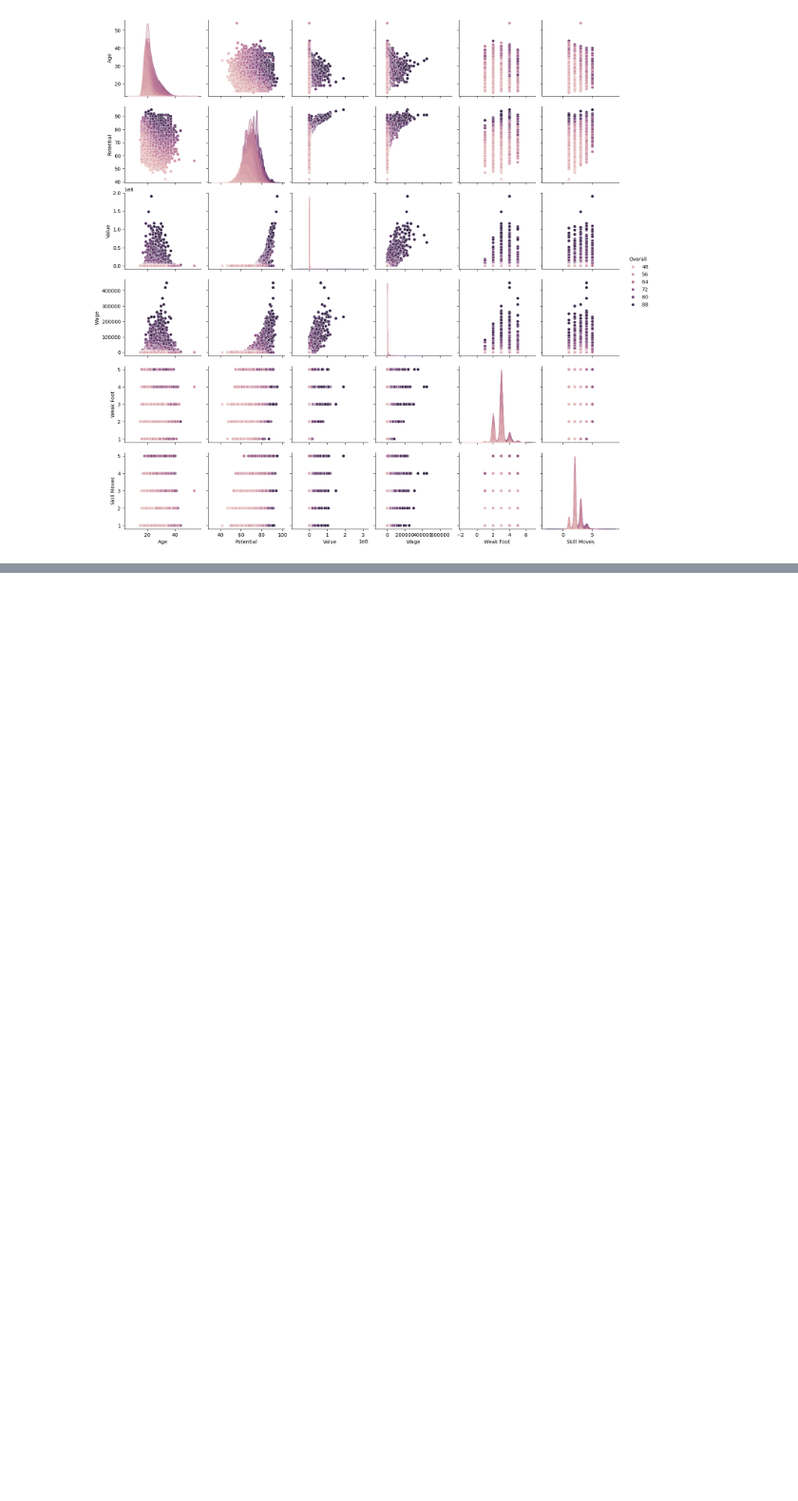
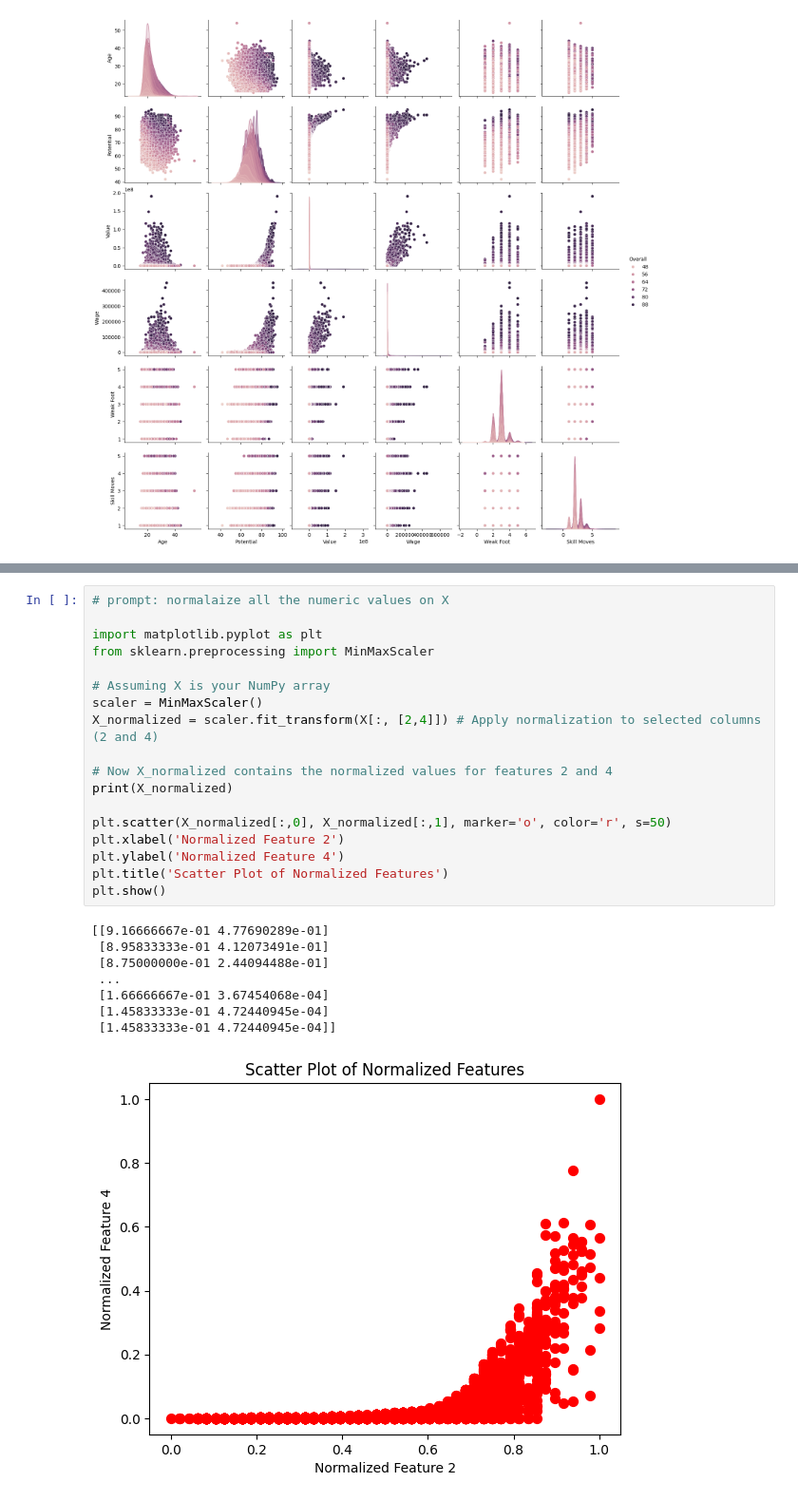
Before and after one commit to jmparradov/Machine-Learning-II---Talleres, a Jupyter notebook: Taller_1_Machine_Learning_2.ipynb, the cells around one changed output, grey strips where cells are left out. Shown at 95% size. Saved outputs shown, nothing was run; the diff lists cells and outputs as text; blank space fills up the shorter version.

```diff
--- a/Taller_1_Machine_Learning_2.ipynb
+++ b/Taller_1_Machine_Learning_2.ipynb
@@ -173,0 +172,27 @@ plt.show()
+# %%
+# prompt: normalaize all the numeric values on X
+
+import matplotlib.pyplot as plt
+from sklearn.preprocessing import MinMaxScaler
+
+# Assuming X is your NumPy array
+scaler = MinMaxScaler()
+X_normalized = scaler.fit_transform(X[:, [2,4]]) # Apply normalization to selected columns (2 and 4)
+
+# Now X_normalized contains the normalized values for features 2 and 4
+print(X_normalized)
+
+plt.scatter(X_normalized[:,0], X_normalized[:,1], marker='o', color='r', s=50)
+plt.xlabel('Normalized Feature 2')
+plt.ylabel('Normalized Feature 4')
+plt.title('Scatter Plot of Normalized Features')
+plt.show()
+# %% [output]
+[[9.16666667e-01 4.77690289e-01]
+ [8.95833333e-01 4.12073491e-01]
+ [8.75000000e-01 2.44094488e-01]
+ ...
+ [1.66666667e-01 3.67454068e-04]
+ [1.45833333e-01 4.72440945e-04]
+ [1.45833333e-01 4.72440945e-04]]
+[figure, added]
```
Also changed, not shown: parts of 7 cells of this notebook.
